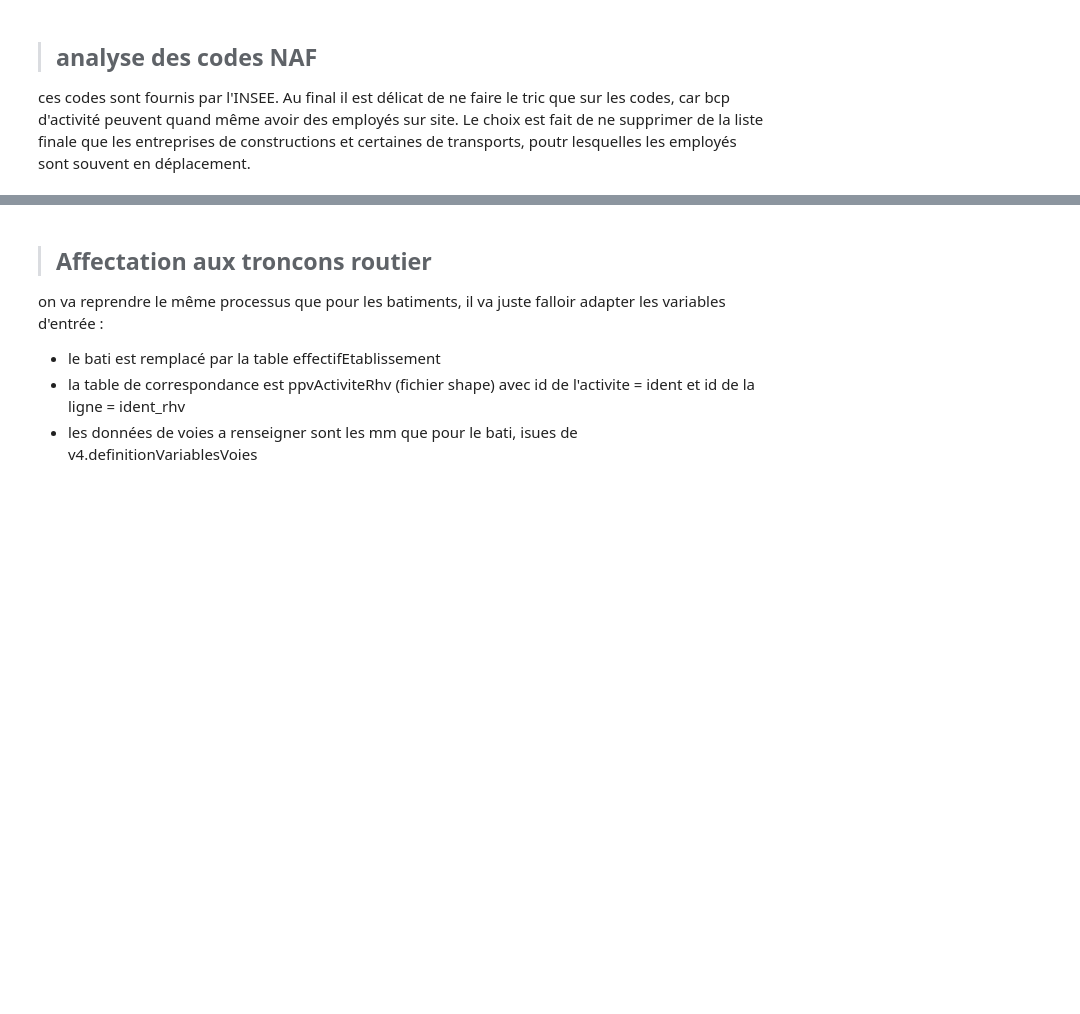
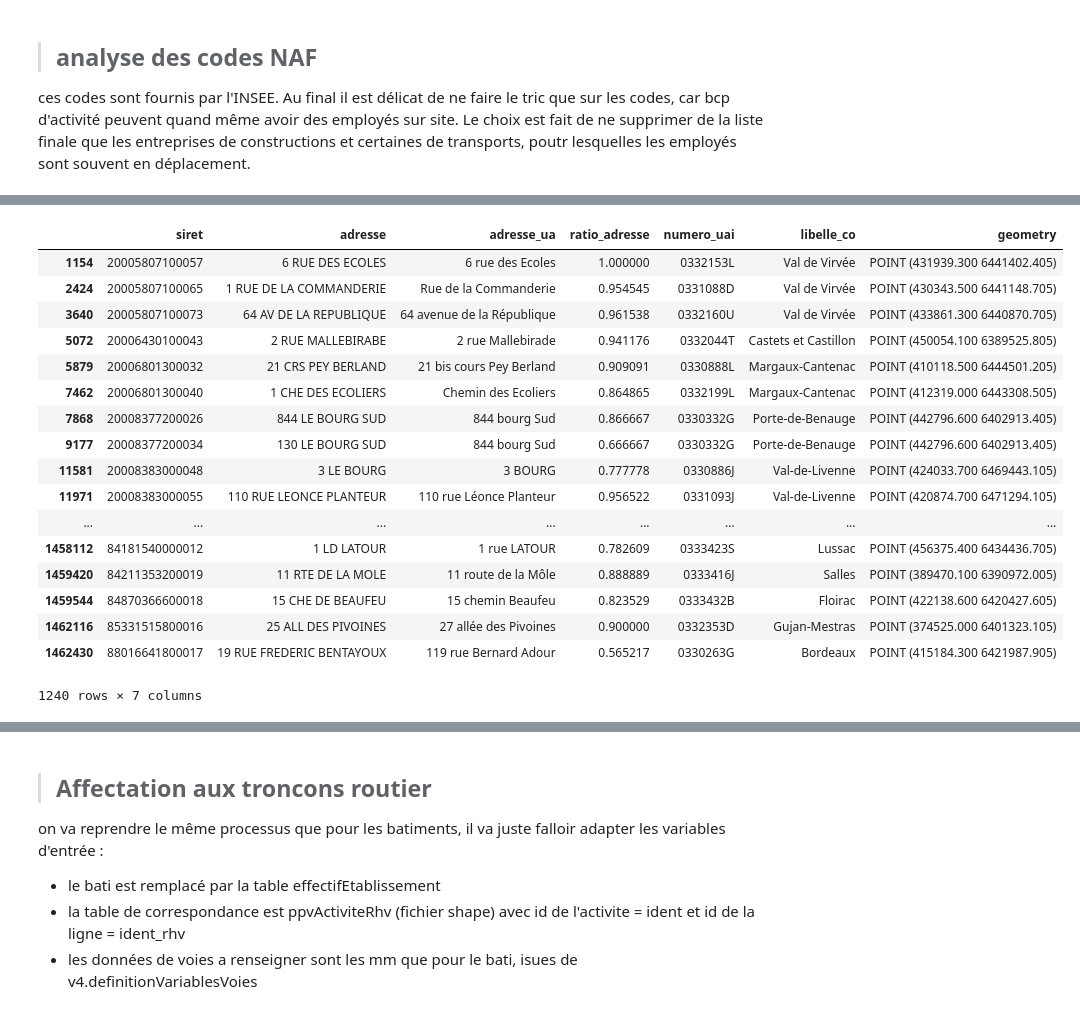
Before and after one commit to nantodevison/Lin_uniq_BdxM, a Jupyter notebook: Lin_uniq_BdxM/Traitements/traitements.ipynb, the cells around one changed output, grey strips where cells are left out. Drawn from its saved outputs; the diff is of its cells as text; code cells hidden in the pictures; blank space fills up the shorter version.

```diff
--- a/Lin_uniq_BdxM/Traitements/traitements.ipynb
+++ b/Lin_uniq_BdxM/Traitements/traitements.ipynb
@@ -12,7 +12,7 @@ import Connexion_Transfert as ct
 import geopandas as gp
 import pandas as pd
 import numpy as np
-from shapely.geometry import MultiPoint, Polygon, box
+from shapely.geometry import MultiPoint, Polygon, box, Point
 from shapely.ops import nearest_points
 from shapely.wkt import dumps, loads
 import re, json
@@ -32,6 +32,7 @@ import Voies_Cat4 as v4
 from MMM import import_fichiers_mmm
 
 pd.set_option('display.max_columns', 100)
+pd.set_option('display.min_rows', 50)
 pd.set_option('display.max_rows', 100)
 pd.set_option('display.max_colwidth', 50)
 
@@ -683,0 +728,24 @@ alt.Chart(pd.DataFrame({'type_etablissement':['effectifs connus non null', 'effe
+# %%
+#A ENCHAINER !!!on ne conserve que le max, et on garde que quand le max à un taux de correspondance >0.75
+Geoloc1erDegre=cross_joinCommuneOk.loc[cross_joinCommuneOk['ratio_adresse']==
+            cross_joinCommuneOk.groupby('siret').ratio_adresse.transform(max)][['siret','adresse','adresse_ua','ratio_adresse', 'numero_uai','libelle_co','geometry']].copy()
+Geoloc1erDegre#.loc[(Geoloc1erDegre['ratio_adresse']>0.75)].sort_values('ratio_adresse')
+# %% [output]
+|  | siret | adresse | adresse_ua | ratio_adresse | numero_uai | libelle_co | geometry |
+| 1154 | 20005807100057 | 6 RUE DES ECOLES | 6 rue des Ecoles | 1.000000 | 0332153L | Val de Virvée | POINT (431939.300 6441402.405) |
+| 2424 | 20005807100065 | 1 RUE DE LA COMMANDERIE | Rue de la Commanderie | 0.954545 | 0331088D | Val de Virvée | POINT (430343.500 6441148.705) |
+| 3640 | 20005807100073 | 64 AV DE LA REPUBLIQUE | 64 avenue de la République | 0.961538 | 0332160U | Val de Virvée | POINT (433861.300 6440870.705) |
+| 5072 | 20006430100043 | 2 RUE MALLEBIRABE | 2 rue Mallebirade | 0.941176 | 0332044T | Castets et Castillon | POINT (450054.100 6389525.805) |
+| 5879 | 20006801300032 | 21 CRS PEY BERLAND | 21 bis cours Pey Berland | 0.909091 | 0330888L | Margaux-Cantenac | POINT (410118.500 6444501.205) |
+| 7462 | 20006801300040 | 1 CHE DES ECOLIERS | Chemin des Ecoliers | 0.864865 | 0332199L | Margaux-Cantenac | POINT (412319.000 6443308.505) |
+| 7868 | 20008377200026 | 844 LE BOURG SUD | 844 bourg Sud | 0.866667 | 0330332G | Porte-de-Benauge | POINT (442796.600 6402913.405) |
+| 9177 | 20008377200034 | 130 LE BOURG SUD | 844 bourg Sud | 0.666667 | 0330332G | Porte-de-Benauge | POINT (442796.600 6402913.405) |
+| 11581 | 20008383000048 | 3 LE BOURG | 3 BOURG | 0.777778 | 0330886J | Val-de-Livenne | POINT (424033.700 6469443.105) |
+| 11971 | 20008383000055 | 110 RUE LEONCE PLANTEUR | 110 rue Léonce Planteur | 0.956522 | 0331093J | Val-de-Livenne | POINT (420874.700 6471294.105) |
+| ... | ... | ... | ... | ... | ... | ... | ... |
+| 1458112 | 84181540000012 | 1 LD LATOUR | 1 rue LATOUR | 0.782609 | 0333423S | Lussac | POINT (456375.400 6434436.705) |
+| 1459420 | 84211353200019 | 11 RTE DE LA MOLE | 11 route de la Môle | 0.888889 | 0333416J | Salles | POINT (389470.100 6390972.005) |
+| 1459544 | 84870366600018 | 15 CHE DE BEAUFEU | 15 chemin Beaufeu | 0.823529 | 0333432B | Floirac | POINT (422138.600 6420427.605) |
+| 1462116 | 85331515800016 | 25 ALL DES PIVOINES | 27 allée des Pivoines | 0.900000 | 0332353D | Gujan-Mestras | POINT (374525.000 6401323.105) |
+| 1462430 | 88016641800017 | 19 RUE FREDERIC BENTAYOUX | 119 rue Bernard Adour | 0.565217 | 0330263G | Bordeaux | POINT (415184.300 6421987.905) |
+1240 rows × 7 columns
```
Also changed, not shown: parts of 18 cells of this notebook, 1 other file.
